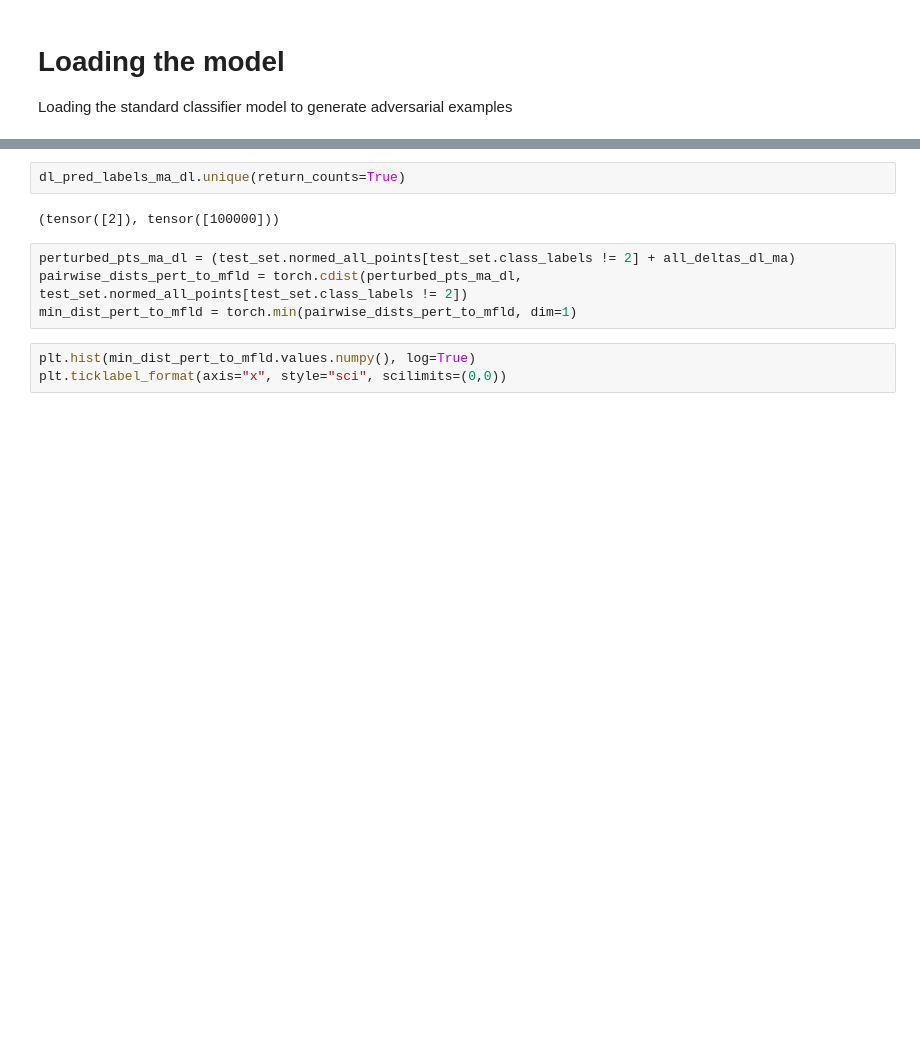
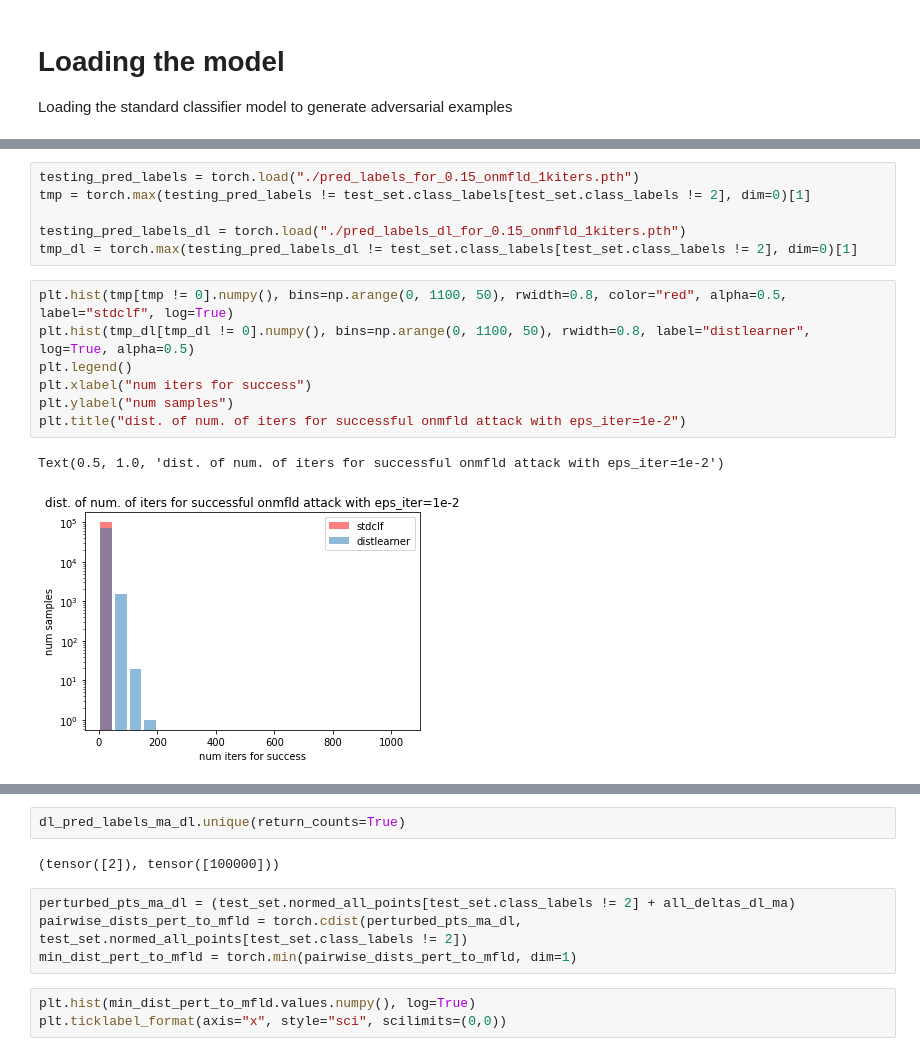
Before and after one commit to microsoft/distance-learner, a Jupyter notebook: notebooks/Experiment D - Distance Learner Against Adversarial Examples.ipynb, the cells around one changed output, grey strips where cells are left out. Cells and saved outputs as stored; diff of their text form; blank space fills up the shorter version.

```diff
--- a/notebooks/Experiment D - Distance Learner Against Adversarial Examples.ipynb
+++ b/notebooks/Experiment D - Distance Learner Against Adversarial Examples.ipynb
@@ -202,0 +425,16 @@ torch.Size([84508, 2])
+# %%
+testing_pred_labels = torch.load("./pred_labels_for_0.15_onmfld_1kiters.pth")
+tmp = torch.max(testing_pred_labels != test_set.class_labels[test_set.class_labels != 2], dim=0)[1]
+
+testing_pred_labels_dl = torch.load("./pred_labels_dl_for_0.15_onmfld_1kiters.pth")
+tmp_dl = torch.max(testing_pred_labels_dl != test_set.class_labels[test_set.class_labels != 2], dim=0)[1]
+# %%
+plt.hist(tmp[tmp != 0].numpy(), bins=np.arange(0, 1100, 50), rwidth=0.8, color="red", alpha=0.5, label="stdclf", log=True)
+plt.hist(tmp_dl[tmp_dl != 0].numpy(), bins=np.arange(0, 1100, 50), rwidth=0.8, label="distlearner", log=True, alpha=0.5)
+plt.legend()
+plt.xlabel("num iters for success")
+plt.ylabel("num samples")
+plt.title("dist. of num. of iters for successful onmfld attack with eps_iter=1e-2")
+# %% [output]
+Text(0.5, 1.0, 'dist. of num. of iters for successful onmfld attack with eps_iter=1e-2')
+[figure, added]
```
Also changed, not shown: parts of 43 cells of this notebook, 23 other files.
